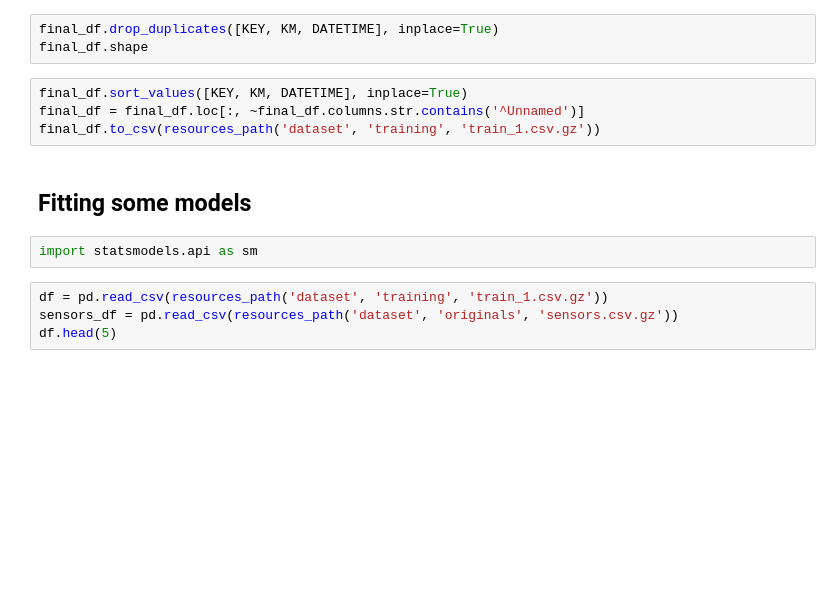
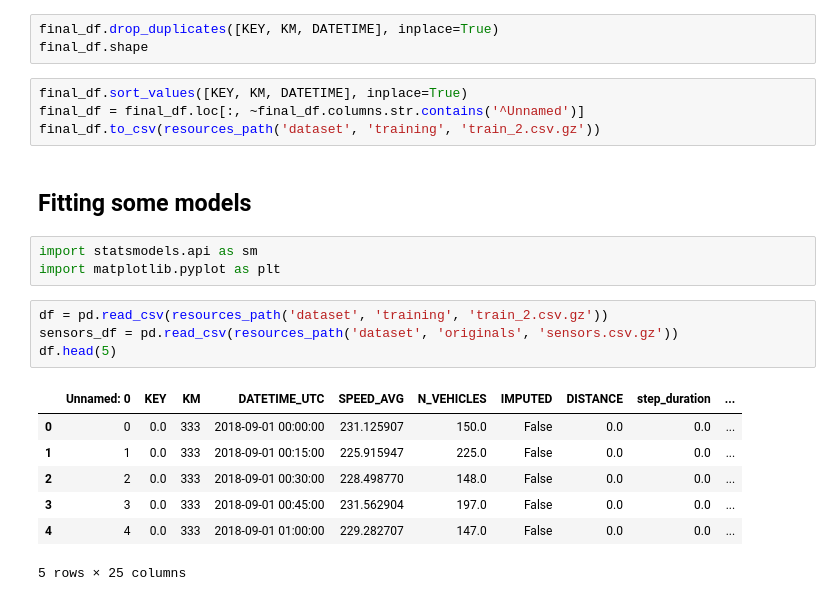
Before and after one commit to gianpy15/DMProject, a Jupyter notebook: notebooks/Gianpy/first_model.ipynb, the cells around one changed output. Cells and saved outputs as stored; diff of their text form; blank space fills up the shorter version.

```diff
--- a/notebooks/Gianpy/first_model.ipynb
+++ b/notebooks/Gianpy/first_model.ipynb
@@ -55,14 +55,23 @@ final_df.shape
 # %%
 final_df.sort_values([KEY, KM, DATETIME], inplace=True)
 final_df = final_df.loc[:, ~final_df.columns.str.contains('^Unnamed')]
-final_df.to_csv(resources_path('dataset', 'training', 'train_1.csv.gz'))
+final_df.to_csv(resources_path('dataset', 'training', 'train_2.csv.gz'))
 # %% [markdown]
 ## Fitting some models
 # %%
 import statsmodels.api as sm
+import matplotlib.pyplot as plt
 # %%
-df = pd.read_csv(resources_path('dataset', 'training', 'train_1.csv.gz'))
+df = pd.read_csv(resources_path('dataset', 'training', 'train_2.csv.gz'))
 sensors_df = pd.read_csv(resources_path('dataset', 'originals', 'sensors.csv.gz'))
 df.head(5)
+# %% [output]
+|  | Unnamed: 0 | KEY | KM | DATETIME_UTC | SPEED_AVG | N_VEHICLES | IMPUTED | DISTANCE | step_duration | ... |
+| 0 | 0 | 0.0 | 333 | 2018-09-01 00:00:00 | 231.125907 | 150.0 | False | 0.0 | 0.0 | ... |
+| 1 | 1 | 0.0 | 333 | 2018-09-01 00:15:00 | 225.915947 | 225.0 | False | 0.0 | 0.0 | ... |
+| 2 | 2 | 0.0 | 333 | 2018-09-01 00:30:00 | 228.498770 | 148.0 | False | 0.0 | 0.0 | ... |
+| 3 | 3 | 0.0 | 333 | 2018-09-01 00:45:00 | 231.562904 | 197.0 | False | 0.0 | 0.0 | ... |
+| 4 | 4 | 0.0 | 333 | 2018-09-01 01:00:00 | 229.282707 | 147.0 | False | 0.0 | 0.0 | ... |
+5 rows × 25 columns
 # %%
 sensors_df.head(5)
```
Also changed, not shown: parts of 16 cells of this notebook, 2 other files.
